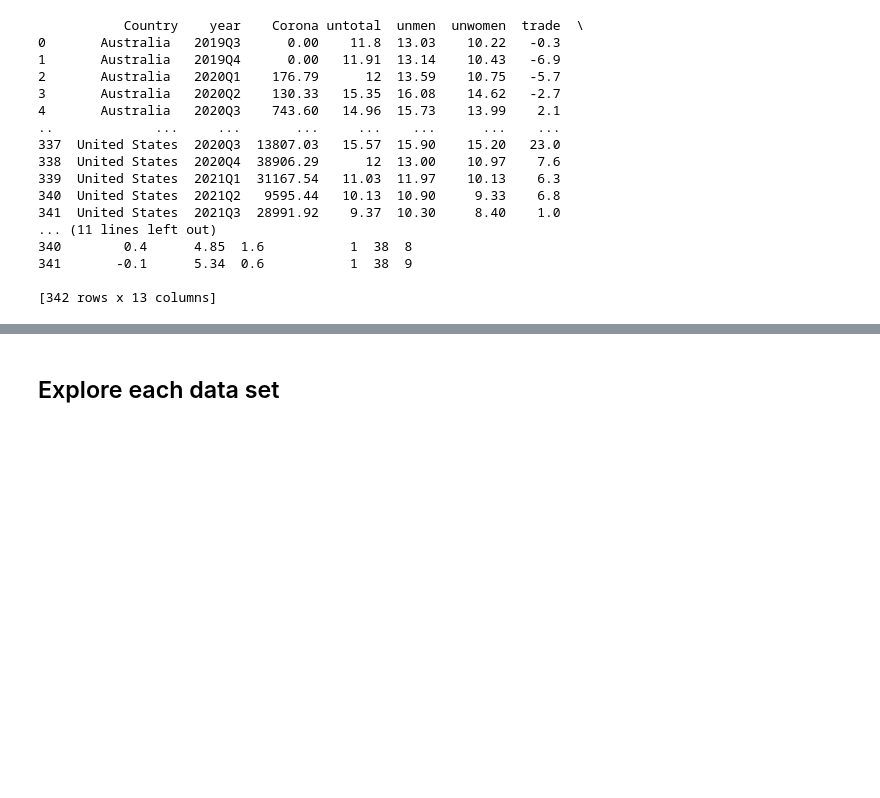
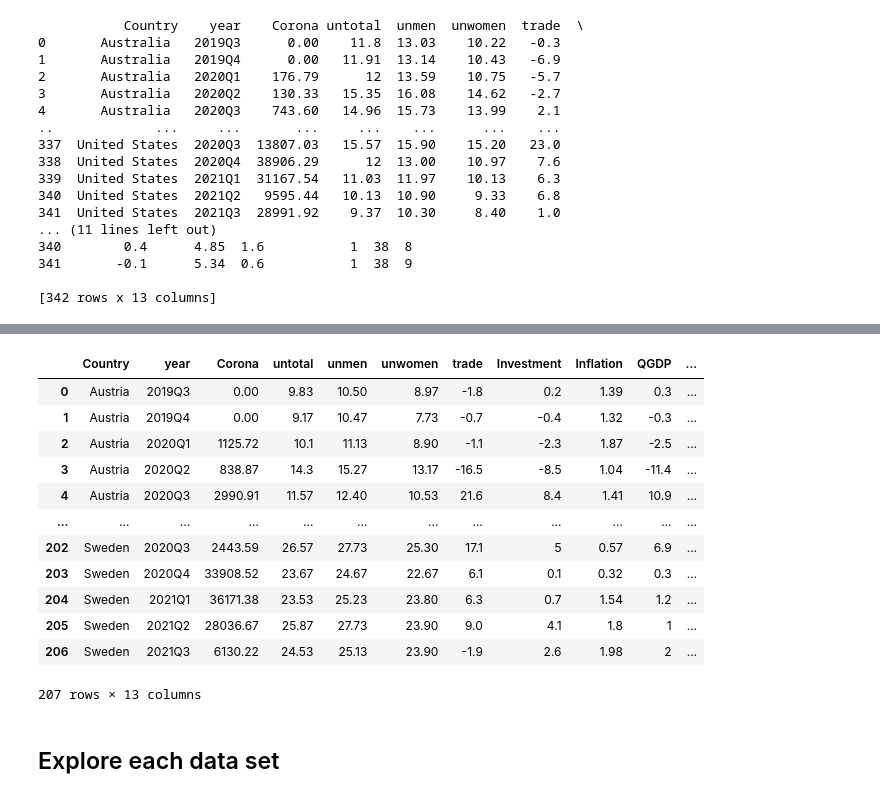
Before and after one commit to NumEconCopenhagen/projects-2023-mc, a Jupyter notebook: dataproject/dataproject.ipynb, the cells around one changed output, grey strips where cells are left out. Saved outputs shown, nothing was run; the diff lists cells and outputs as text; code cells hidden in the pictures; blank space fills up the shorter version.

```diff
--- a/dataproject/dataproject.ipynb
+++ b/dataproject/dataproject.ipynb
@@ -64,3 +95,3 @@ empl.loc[I, :]
 # %%
-empl = empl.loc[I == False] # keep everything else
-empl.head(10)
+data2 = data2.loc[I == False] # keep everything else
+data.head(10)
@@ -67,6 +110,20 @@ empl.head(10)
 # %%
-empl.reset_index(inplace = True, drop = True) # Drop old index too
-empl.iloc[0:4,:]
+data2.reset_index(inplace = True, drop = True) # Drop old index too
+data2.iloc[0:300,:]
+# %% [output]
+|  | Country | year | Corona | untotal | unmen | unwomen | trade | Investment | Inflation | QGDP | ... |
+| 0 | Austria | 2019Q3 | 0.00 | 9.83 | 10.50 | 8.97 | -1.8 | 0.2 | 1.39 | 0.3 | ... |
+| 1 | Austria | 2019Q4 | 0.00 | 9.17 | 10.47 | 7.73 | -0.7 | -0.4 | 1.32 | -0.3 | ... |
+| 2 | Austria | 2020Q1 | 1125.72 | 10.1 | 11.13 | 8.90 | -1.1 | -2.3 | 1.87 | -2.5 | ... |
+| 3 | Austria | 2020Q2 | 838.87 | 14.3 | 15.27 | 13.17 | -16.5 | -8.5 | 1.04 | -11.4 | ... |
+| 4 | Austria | 2020Q3 | 2990.91 | 11.57 | 12.40 | 10.53 | 21.6 | 8.4 | 1.41 | 10.9 | ... |
+| ... | ... | ... | ... | ... | ... | ... | ... | ... | ... | ... | ... |
+| 202 | Sweden | 2020Q3 | 2443.59 | 26.57 | 27.73 | 25.30 | 17.1 | 5 | 0.57 | 6.9 | ... |
+| 203 | Sweden | 2020Q4 | 33908.52 | 23.67 | 24.67 | 22.67 | 6.1 | 0.1 | 0.32 | 0.3 | ... |
+| 204 | Sweden | 2021Q1 | 36171.38 | 23.53 | 25.23 | 23.80 | 6.3 | 0.7 | 1.54 | 1.2 | ... |
+| 205 | Sweden | 2021Q2 | 28036.67 | 25.87 | 27.73 | 23.90 | 9.0 | 4.1 | 1.8 | 1 | ... |
+| 206 | Sweden | 2021Q3 | 6130.22 | 24.53 | 25.13 | 23.90 | -1.9 | 2.6 | 1.98 | 2 | ... |
+207 rows × 13 columns
 # %% [markdown]
 ## Explore each data set
 # %% [markdown]
```
Also changed, not shown: parts of 5 cells of this notebook, 1 other file.
